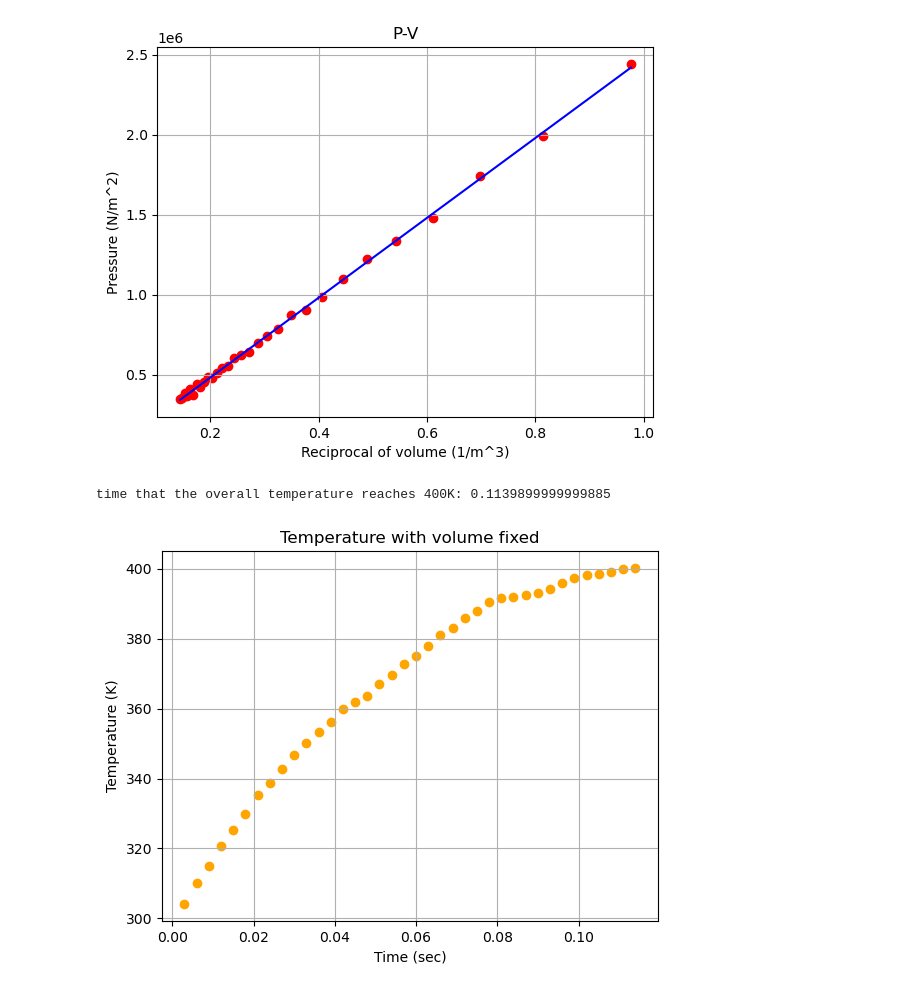
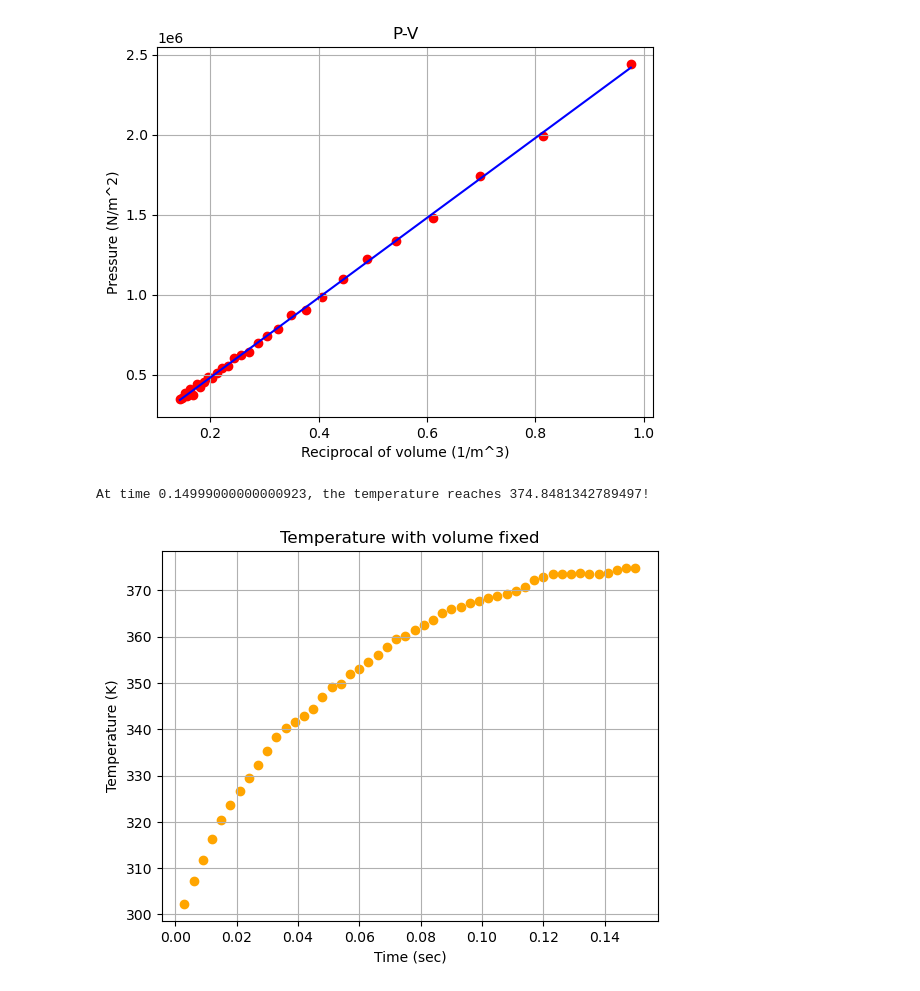
Before and after one commit to Jamesyu220/gas_simulation, a Jupyter notebook: experiment.ipynb, the cells around one changed output. Drawn from its saved outputs; the diff is of its cells as text; code cells hidden in the pictures.

Commit message:
modify the temperature experiment

```diff
--- a/experiment.ipynb
+++ b/experiment.ipynb
@@ -5,7 +5,7 @@
 import matplotlib.pyplot as plt
 import numpy as np
 # %%
-file_paths = ['pn_v16_t300.txt', 'pt_n1000_v16.txt', 'pv_n1000_t300.txt', 'temp-time_vfix.txt', 'temp-time_shake.txt']
+file_paths = ['pn_v16_t300.txt', 'pt_n1000_v16.txt', 'pv_n1000_t300.txt', 'temp-time_vfix_400.txt', 'temp-time_vshake_400.txt']
 titles = ['P-N', 'P-T', 'P-V', 'Temperature with volume fixed', 'Temperature with volume change']
 # %%
 # define some parameters
@@ -118,15 +118,16 @@ plt.show()
 Estimated PV = 2493283.5243479945, nRT = 2493000.0, error = 0.011372817809646071%
 [figure]
 # %%
-# plot of P-N relationship
-temp, time = read_data(file_paths[3])
-print(f"time that the overall temperature reaches 400K: {time[-1]}")
+# plot of the temp change with time with fixed volume
+time, temp = read_data(file_paths[3])
+# print(f"time that the overall temperature reaches 400K: {time[-1]}")
+print(f"At time {time[-1]}, the temperature reaches {temp[-1]}!")
 plt.scatter(time, temp, color='orange')
 plt.title(titles[3])
 plt.xlabel('Time (sec)')
 plt.ylabel('Temperature (K)')
 plt.grid(True)
 plt.show()
 # %% [output]
-time that the overall temperature reaches 400K: 0.1139899999999885
+At time 0.14999000000000923, the temperature reaches 374.8481342789497!
-[figure, old version]
+[figure, new version]
```
Also changed, not shown: parts of 2 cells of this notebook, 8 other files.
